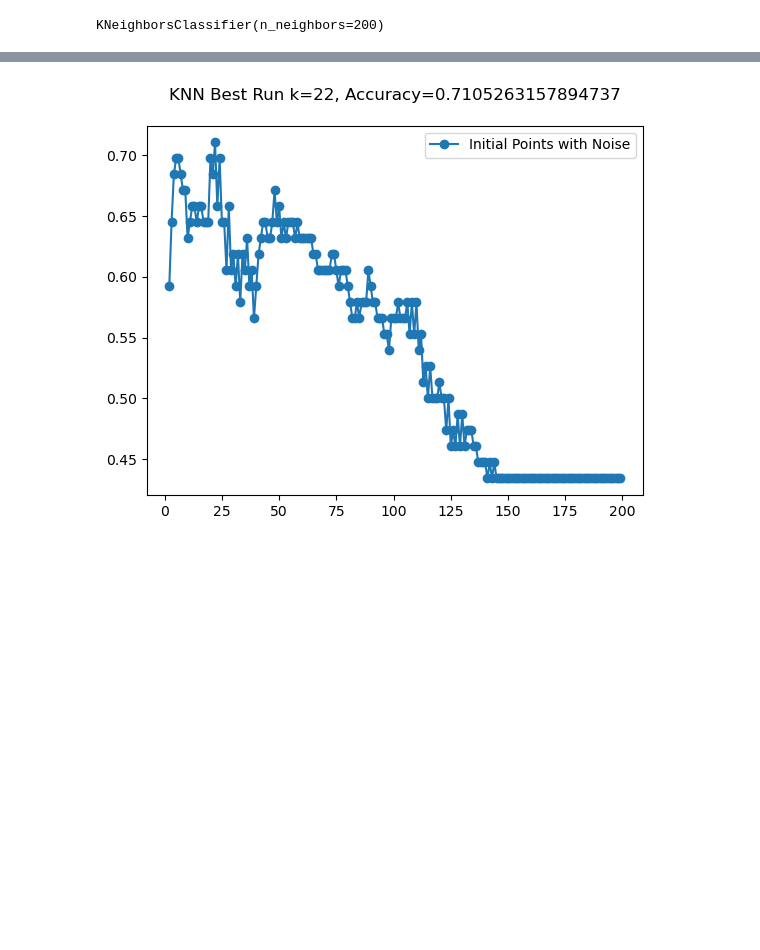
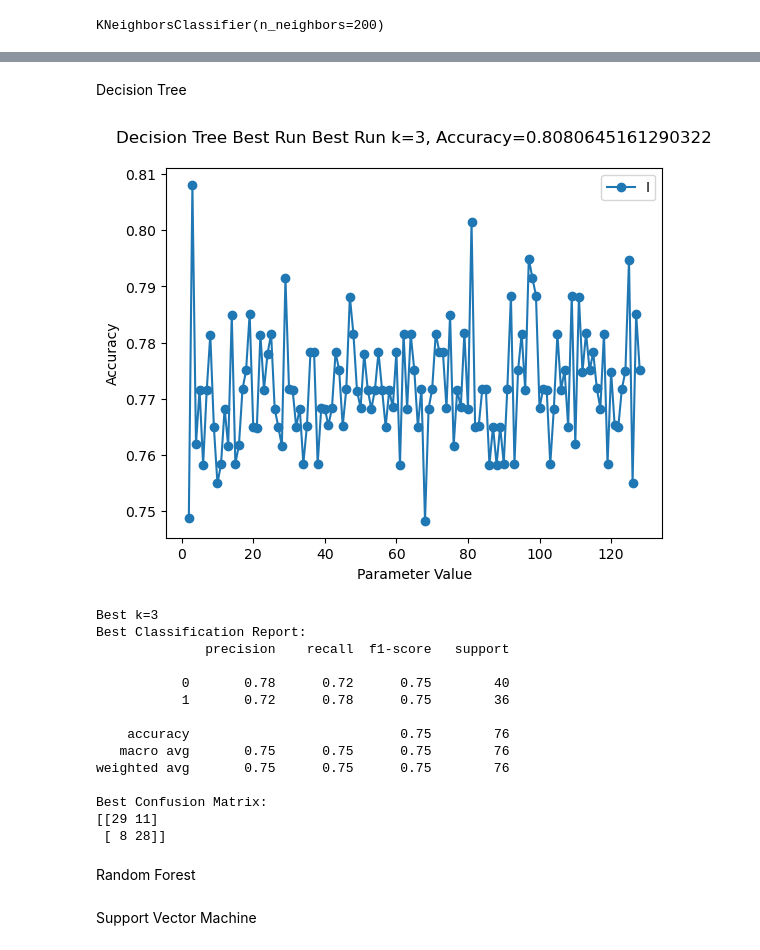
Before and after one commit to AKolari/Heart-Attack-Classifier-, a Jupyter notebook: consolidated.ipynb, the cells around one changed output, grey strips where cells are left out. Saved outputs shown, nothing was run; the diff lists cells and outputs as text; code cells hidden in the pictures; blank space fills up the shorter version.

```diff
--- a/consolidated.ipynb
+++ b/consolidated.ipynb
@@ -55,0 +131,24 @@ accuracy_score(y_test, y_model)
+# %% [markdown]
+Decision Tree
+# %%
+from sklearn.tree import DecisionTreeClassifier
+
+evaluate_model(129, DecisionTreeClassifier, param_name="max_depth", data=data, model_name="Decision Tree", iter=False)
+# %% [output]
+[figure, added]
+Best k=3
+Best Classification Report:
+              precision    recall  f1-score   support
+
+           0       0.78      0.72      0.75        40
+           1       0.72      0.78      0.75        36
+
+    accuracy                           0.75        76
+   macro avg       0.75      0.75      0.75        76
+weighted avg       0.75      0.75      0.75        76
+
+Best Confusion Matrix:
+[[29 11]
+ [ 8 28]]
+# %% [markdown]
+Random Forest
@@ -56,31 +159,28 @@ accuracy_score(y_test, y_model)
+# %% [markdown]
+Support Vector Machine
 # %%
-#TEST KNN: WHICH VALUE OF K PERFROMS BEST
-import datetime
-from sklearn.neighbors import KNeighborsClassifier
+from sklearn.svm import SVC
 
-i = 2
+kernels = ['linear', 'poly', 'rbf', 'sigmoid']
 accuracies = []
+classReport = []
+confMatrix = []
 
-while i < 200:
-    knnModel = KNeighborsClassifier(n_neighbors=i)
-    knnModel.fit(X_train, y_train)
-    predictions = knnModel.predict(X_test)
-    accuracies.append(accuracy_score(y_test, predictions))
-    classifReport = classification_report(y_test, predictions)
-    confMatrix = confusion_matrix(y_test, predictions)
-    # print(f"k={i}, Accuracy={accuracies[i-2]}\n")
-    # print(classifReport)
-    # print(confMatrix)
-    i += 1
+for i in kernels:
+    svcModel = SVC(kernel = i)
+    svcModel.fit(X_train, y_train)
+    predictions = svcModel.predict(data.X_test)
+
+    accuracies.append(cross_val_score(svcModel, data.X, data.y, cv=10).mean())
+    classReport.append(classification_report(data.y_test, predictions, zero_division=0))
+    confMatrix.append(confusion_matrix(data.y_test, predictions))
 
 max_val = max(accuracies)
 best_accuracies.append(max_val)
 idx_max = accuracies.index(max_val)
 
-plot.plot(range(2, 200), accuracies, "-", marker="o")
-plot.title(f"KNN Best Run k={idx_max + 2}, Accuracy={max_val}\n")
+plot.plot(kernels, accuracies, "-", marker="o")
+plot.title(f"SVC Best Run k={idx_max + 2}, Accuracy={max_val}\n")
 plot.legend(["Initial Points with Noise"])
-plot.savefig(f"outputs/knnpoints{datetime.datetime.now()}.png", format="png")
+plot.savefig(f"outputs/svmpoints{datetime.datetime.now()}.png", format="png")
 plot.show()
-# %% [output]
-[figure, removed]
```
Also changed, not shown: parts of 16 cells of this notebook, 1 other file.
